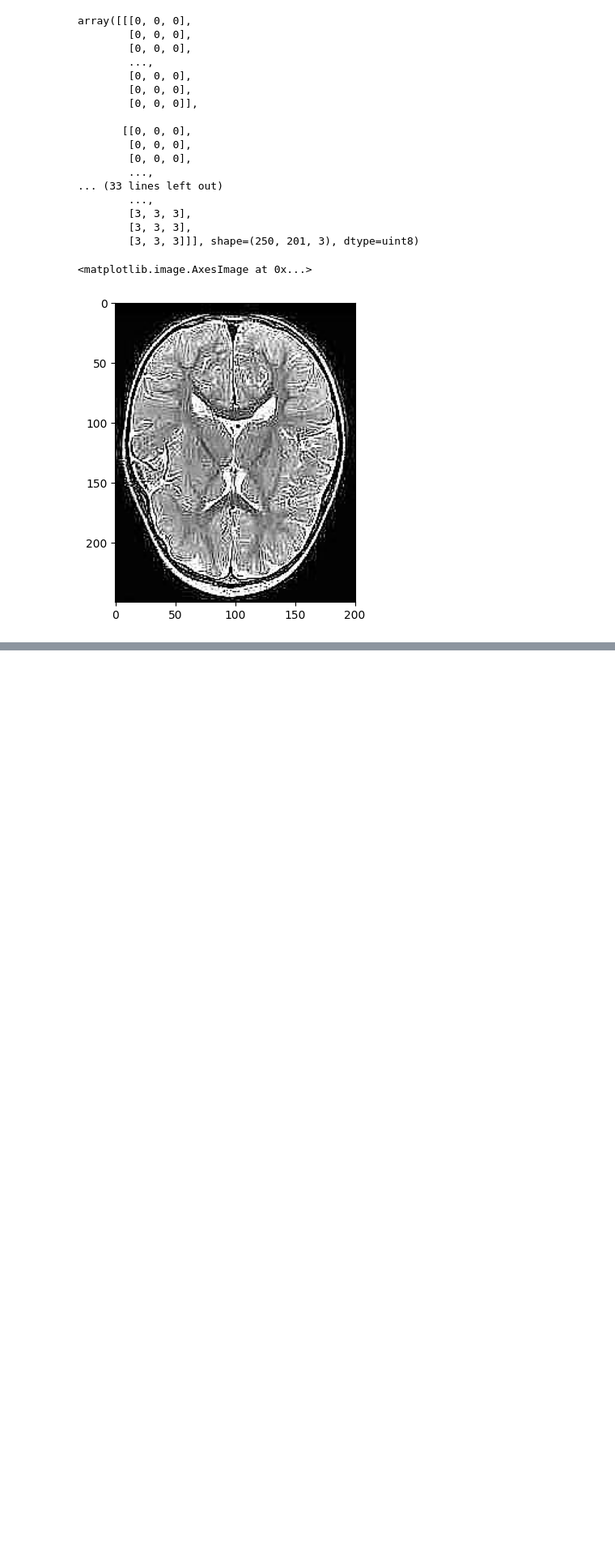
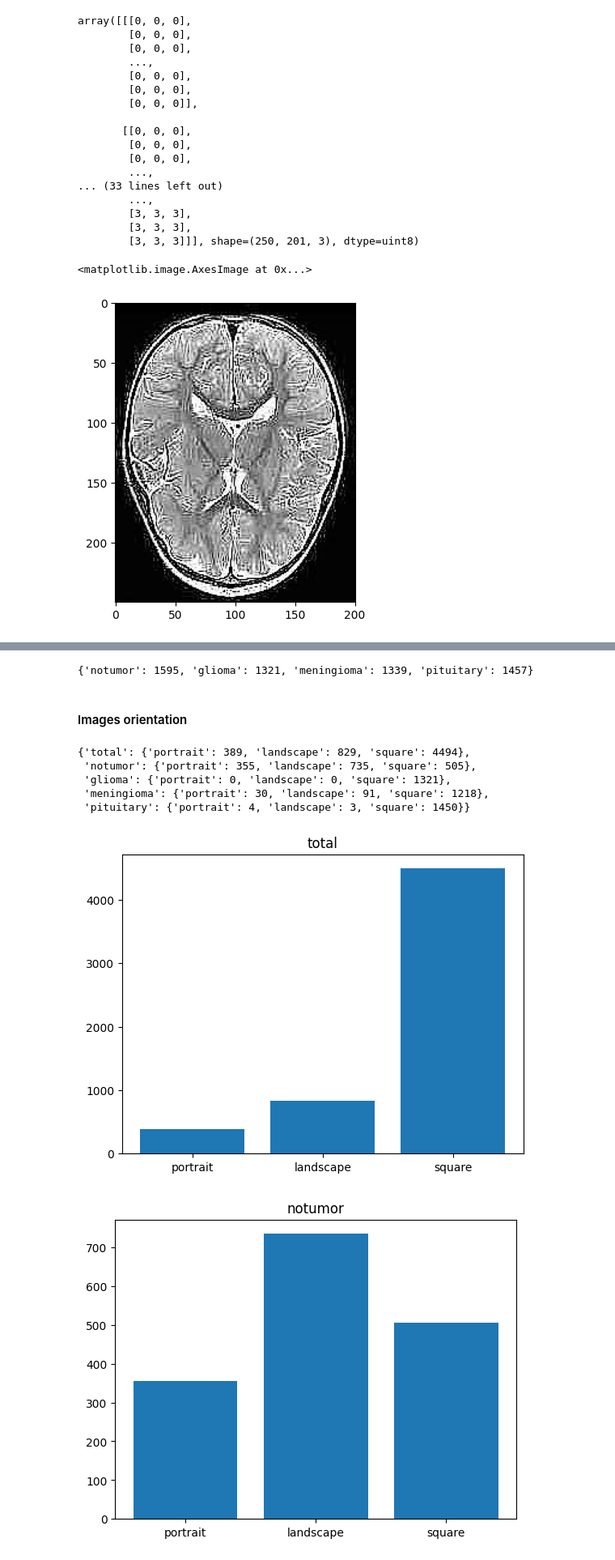
Before and after one commit to Jeremy-Duval-PhD/Brain_Tumor_MRI_Dataset, a Jupyter notebook: notebooks/Kaggle_Brain_Tumor_MRI_Dataset.ipynb, the cells around one changed output, grey strips where cells are left out. Shown at 81% size. Saved outputs shown, nothing was run; the diff lists cells and outputs as text; code cells hidden in the pictures; blank space fills up the shorter version.

Commit message:
WIP : EDA content (doc+target vizu+class descr+img orientation)

```diff
--- a/notebooks/Kaggle_Brain_Tumor_MRI_Dataset.ipynb
+++ b/notebooks/Kaggle_Brain_Tumor_MRI_Dataset.ipynb
@@ -44,7 +45,7 @@ def load_dataset(raw_data_path: Path, dataset_dir: str) -> list:
             dataset.append((img, label_index))
     return dataset
 # %%
-raw_data = load_dataset(DATA_DIR, "Training")
+raw_data = load_dataset(DATA_DIR, "Training", CLASSES)
 # %% [markdown]
 ## EDA
 # %% [markdown]
@@ -85,12 +87,16 @@ def count_shape(raw_data):
         "width": [],
         "height": [],
         "colors": [],
+        "class": []
              }
     for i in range(0,len(raw_data)):
         dim = raw_data[i][0].shape
+        lbl = raw_data[i][1]
         for key, i in zip(shapes.keys(), range(len(shapes.keys()))):
             if i == 0:
                 shapes[key].append(dim[0]*dim[1])
+            elif i == 4:
+                shapes[key].append(lbl)
             else:
                 shapes[key].append(dim[i-1])
 
@@ -144,0 +167,47 @@ Name: count, dtype: int64
+# %%
+count_label(raw_data, CLASSES)
+# %% [output]
+{'notumor': 1595, 'glioma': 1321, 'meningioma': 1339, 'pituitary': 1457}
+# %% [markdown]
+#### Images orientation
+# %%
+def check_orientation(df_shapes, classes):
+    orientation_count = {}
+    for elm in (['total'] + classes):
+        orientation_count[elm] = {
+            'portrait': 0,
+            'landscape': 0,
+            'square': 0,
+        }
+
+    for index, row in df_shapes.iterrows():
+        w = row['width']
+        h = row['height']
+        c = classes[row['class']]
+        if h > w:
+            orientation = 'portrait'
+        elif h < w:
+            orientation = 'landscape'
+        else:
+            orientation = 'square'
+        orientation_count['total'][orientation] += 1
+        orientation_count[c][orientation] += 1
+
+    return orientation_count
+# %%
+orientation_count = check_orientation(df_shapes, CLASSES)
+orientation_count
+# %% [output]
+{'total': {'portrait': 389, 'landscape': 829, 'square': 4494},
+ 'notumor': {'portrait': 355, 'landscape': 735, 'square': 505},
+ 'glioma': {'portrait': 0, 'landscape': 0, 'square': 1321},
+ 'meningioma': {'portrait': 30, 'landscape': 91, 'square': 1218},
+ 'pituitary': {'portrait': 4, 'landscape': 3, 'square': 1450}}
+# %%
+for label in orientation_count:
+    plt.figure()
+    plt.bar(*zip(*orientation_count[label].items()))
+    plt.title(label)
+# %% [output]
+[figure, added]
+[figure, added]
```
Also changed, not shown: parts of 10 cells of this notebook, 1 other file.
